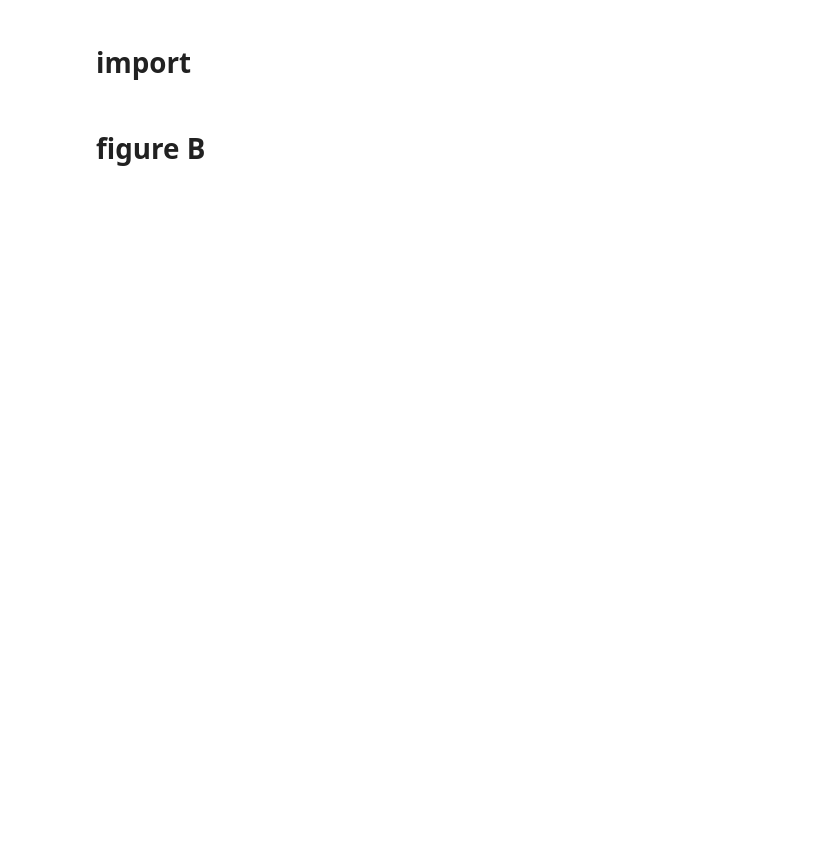
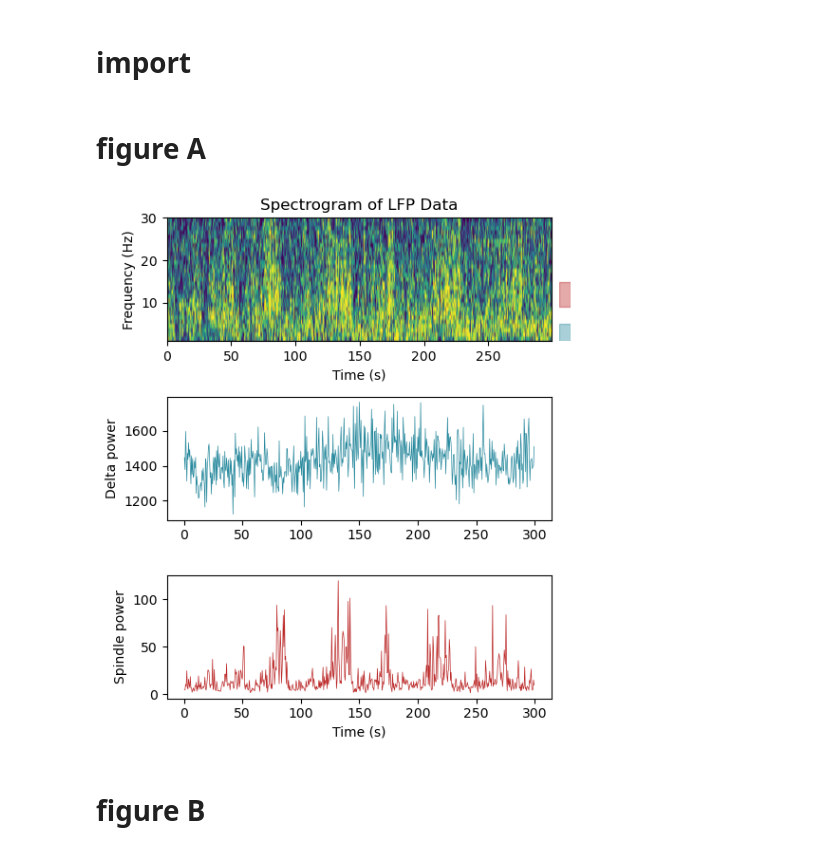
Before and after one commit to EmmettJT/procedural_replay_paper_2025, a Jupyter notebook: ED_8/ED8_plots.ipynb, the cells around one changed output. Drawn from its saved outputs; the diff is of its cells as text; code cells hidden in the pictures; blank space fills up the shorter version.

```diff
--- a/ED_8/ED8_plots.ipynb
+++ b/ED_8/ED8_plots.ipynb
@@ -3,2 +874,78 @@
+# %% [markdown]
+# figure A
+# %%
+data = np.load(r"C:\Users\Emmett Thompson\Documents\procedural_replay_paper_2025\data\ED8\lfp_spectrogram_figure_data.npz", allow_pickle=True)
+
+log_power = data["log_power"]
+frequencies = data["frequencies"]
+times = data["times"]
+
+delta_spectral_power = data["delta_spectral_power"]
+delta_timestamps = data["delta_timestamps"]
+
+spindle_spectral_power = data["spindle_spectral_power"]
+spindle_timestamps = data["spindle_timestamps"]
+
+vmin = float(data["vmin"])
+vmax = float(data["vmax"])
+fmin_plot = float(data["fmin_plot"])
+fmax_plot = float(data["fmax_plot"])
+cmap = str(data["cmap"])
+
+# plot
+
+fig, [ax, ax1, ax2] = plt.subplots(3, 1, figsize=(5, 6), sharex=False)
+
+im = ax.imshow(
+    log_power,
+    aspect="auto",
+    origin="lower",
+    cmap=cmap,
+    extent=[0, times.max(), frequencies.min(), frequencies.max()],
+    vmin=vmin,
+    vmax=vmax,
+)
+
+ax.set_ylabel("Frequency (Hz)")
+ax.set_xlabel("Time (s)")
+ax.set_title("Spectrogram of LFP Data")
+ax.set_ylim(fmin_plot, fmax_plot)
+
+# Highlight frequency bands
+from mpl_toolkits.axes_grid1.inset_locator import inset_axes
+# Create a narrow axis to the right of the spectrogram
+ax_band = inset_axes(
+    ax,
+    width="3%",      # thin vertical bar
+    height="100%",
+    loc="lower left",
+    bbox_to_anchor=(1.02, 0, 1, 1),  # push it outside to the right
+    bbox_transform=ax.transAxes,
+    borderpad=0,
+)
+# Match frequency limits
+ax_band.set_ylim(fmin_plot, fmax_plot)
+ax_band.set_xlim(0, 1)
+# Drw bands
+ax_band.axhspan(0.5, 5, color="#298A9E", alpha=0.4)
+ax_band.axhspan(9, 15, color="#BC2828", alpha=0.4)
+# Clean up axis
+ax_band.set_xticks([])
+ax_band.set_yticks([])
+ax_band.set_frame_on(False)
+
+# Delta power
+ax1.plot(delta_timestamps, delta_spectral_power, color = "#298A9E", linewidth = 0.5)
+ax1.set_ylabel("Delta power")
+
+# Spindle power
+ax2.plot(spindle_timestamps, spindle_spectral_power, color = "#BC2828",linewidth = 0.5)
+ax2.set_ylabel("Spindle power")
+ax2.set_xlabel("Time (s)")
+
+plt.tight_layout()
+plt.show()
+# %% [output]
+[figure, added]
 # %% [markdown]
 # figure B
```
Also changed, not shown: parts of 24 cells of this notebook, 9 other files.
